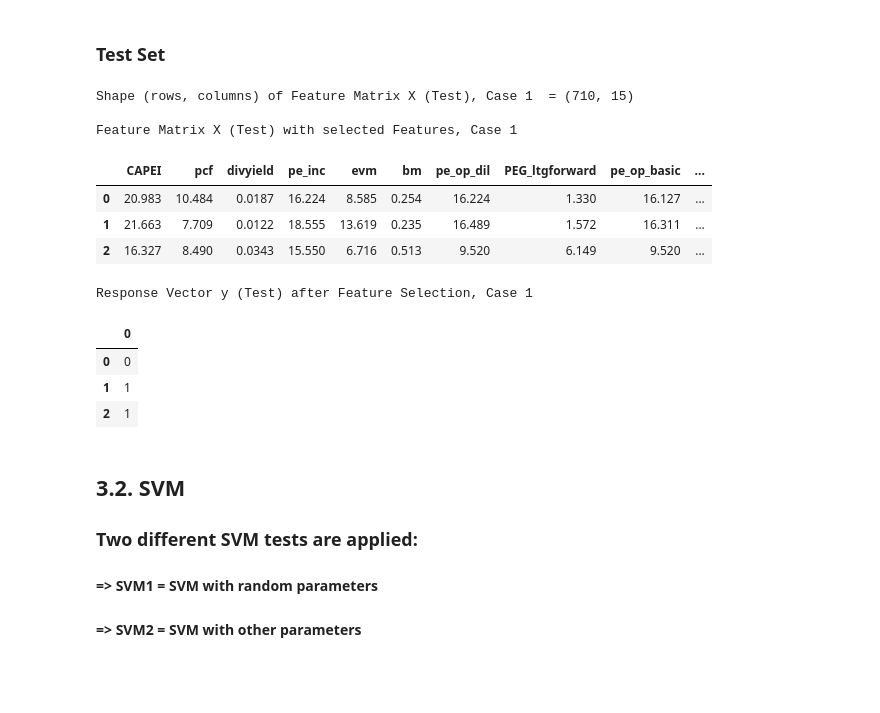
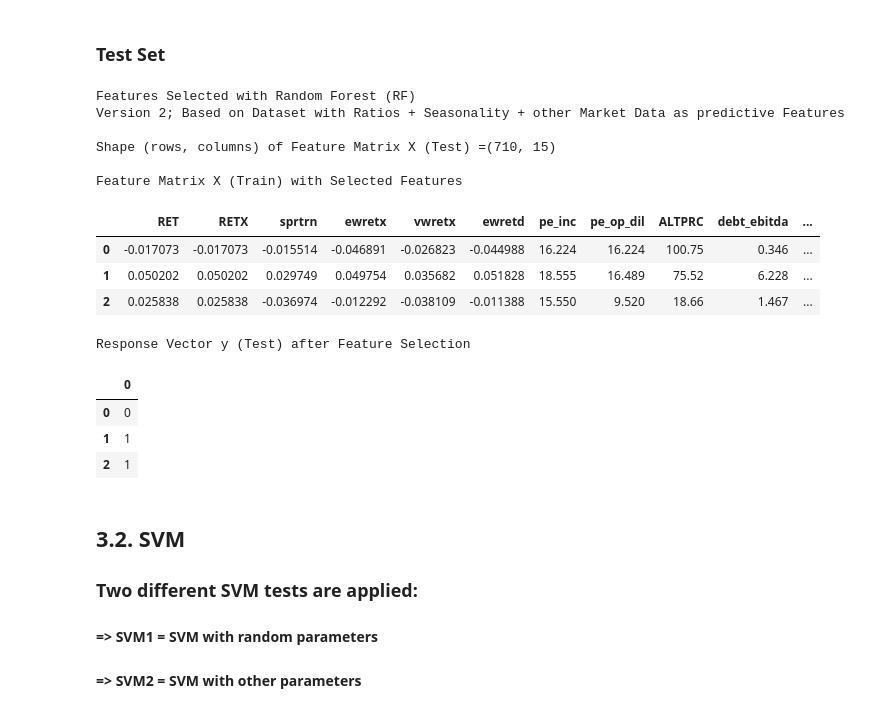
Before and after one commit to mathiasluethi/Machine_Learning_in_Finance_Group_Project, a Jupyter notebook: 3aa_prediction_svm.ipynb, the cells around one changed output. Drawn from its saved outputs; the diff is of its cells as text; code cells hidden in the pictures; blank space fills up the shorter version.

```diff
--- a/3aa_prediction_svm.ipynb
+++ b/3aa_prediction_svm.ipynb
@@ -39,0 +39,14 @@ _CASE_ = 1
+# %%
+### Chose which dataset version you want the selection of features and the prediction to be based on
+_VERSION_ = 2
+"""
+INSERT NUMBER 1 or 2
+"""
+
+
+# Define sel_state variable for easier printing out
+if _VERSION_ == 1:
+    sel_version = 'Based on Dataset with only the Ratios Dataset as predicive Features'
+elif _VERSION_ == 2:
+    sel_version = 'Based on Dataset with Ratios + Seasonality + other Market Data as predictive Features'
+else: raise ValueError('_VALUE_ must be either 1 or 2')
@@ -40,3 +57,17 @@ _CASE_ = 1
+# %%
+### Choose whether you want the datasets with features selected with RF or PCA
+_SELECTION_ = 'RF'
+"""
+INSERT 'RF' OR 'PCA'
+"""
+
+
+# Define sel_state variable for easier printing out
+if _SELECTION_ == 'RF':
+    sel_feat = 'Random Forest (RF)'
+elif _SELECTION_ == 'PCA':
+    sel_feat = 'Principal Component Analysis (PCA)'
+else: raise ValueError('_SELECTION_ must be either RF or PCA')
 # %% [markdown]
 ## 3.1. Preparation
 # %% [markdown]
@@ -99,23 +147,32 @@ Response Vector y (Train) after Feature Selection, Case 1
 # %% [markdown]
 ### Test Set
 # %%
+print('Features Selected with ' + str(sel_feat))
+print('Version ' + str(_VERSION_) + '; ' + str(sel_version))
+
 print("")
-print('Shape (rows, columns) of Feature Matrix X (Test), Case ' + str(_CASE_), ' = ' + str(X_test_s.shape))
+print('Shape (rows, columns) of Feature Matrix X (Test) ' + '=' + str(X_test_s.shape))
 print("")
-print('Feature Matrix X (Test) with selected Features, Case ' + str(_CASE_))
-display(X_test_s.head(3))
+
+print('Feature Matrix X (Train) with Selected Features')
+display(X_test_s[0:3])
 print("")
-print('Response Vector y (Test) after Feature Selection, Case ' + str(_CASE_))
-display(y_test_s.head(3))
+
+print('Response Vector y (Test) after Feature Selection')
+display(y_test_s[0:3])
+print("")
 # %% [output]
-Shape (rows, columns) of Feature Matrix X (Test), Case 1  = (710, 15)
+Features Selected with Random Forest (RF)
+Version 2; Based on Dataset with Ratios + Seasonality + other Market Data as predictive Features
 
-Feature Matrix X (Test) with selected Features, Case 1
+Shape (rows, columns) of Feature Matrix X (Test) =(710, 15)
+
+Feature Matrix X (Train) with Selected Features
-|  | CAPEI | pcf | divyield | pe_inc | evm | bm | pe_op_dil | PEG_ltgforward | pe_op_basic | ... |
-| 0 | 20.983 | 10.484 | 0.0187 | 16.224 | 8.585 | 0.254 | 16.224 | 1.330 | 16.127 | ... |
-| 1 | 21.663 | 7.709 | 0.0122 | 18.555 | 13.619 | 0.235 | 16.489 | 1.572 | 16.311 | ... |
-| 2 | 16.327 | 8.490 | 0.0343 | 15.550 | 6.716 | 0.513 | 9.520 | 6.149 | 9.520 | ... |
+|  | RET | RETX | sprtrn | ewretx | vwretx | ewretd | pe_inc | pe_op_dil | ALTPRC | debt_ebitda | ... |
+| 0 | -0.017073 | -0.017073 | -0.015514 | -0.046891 | -0.026823 | -0.044988 | 16.224 | 16.224 | 100.75 | 0.346 | ... |
+| 1 | 0.050202 | 0.050202 | 0.029749 | 0.049754 | 0.035682 | 0.051828 | 18.555 | 16.489 | 75.52 | 6.228 | ... |
+| 2 | 0.025838 | 0.025838 | -0.036974 | -0.012292 | -0.038109 | -0.011388 | 15.550 | 9.520 | 18.66 | 1.467 | ... |
-Response Vector y (Test) after Feature Selection, Case 1
+Response Vector y (Test) after Feature Selection
 |  | 0 |
 | 0 | 0 |
 | 1 | 1 |
```
Also changed, not shown: parts of 19 cells of this notebook, 1 other file.
